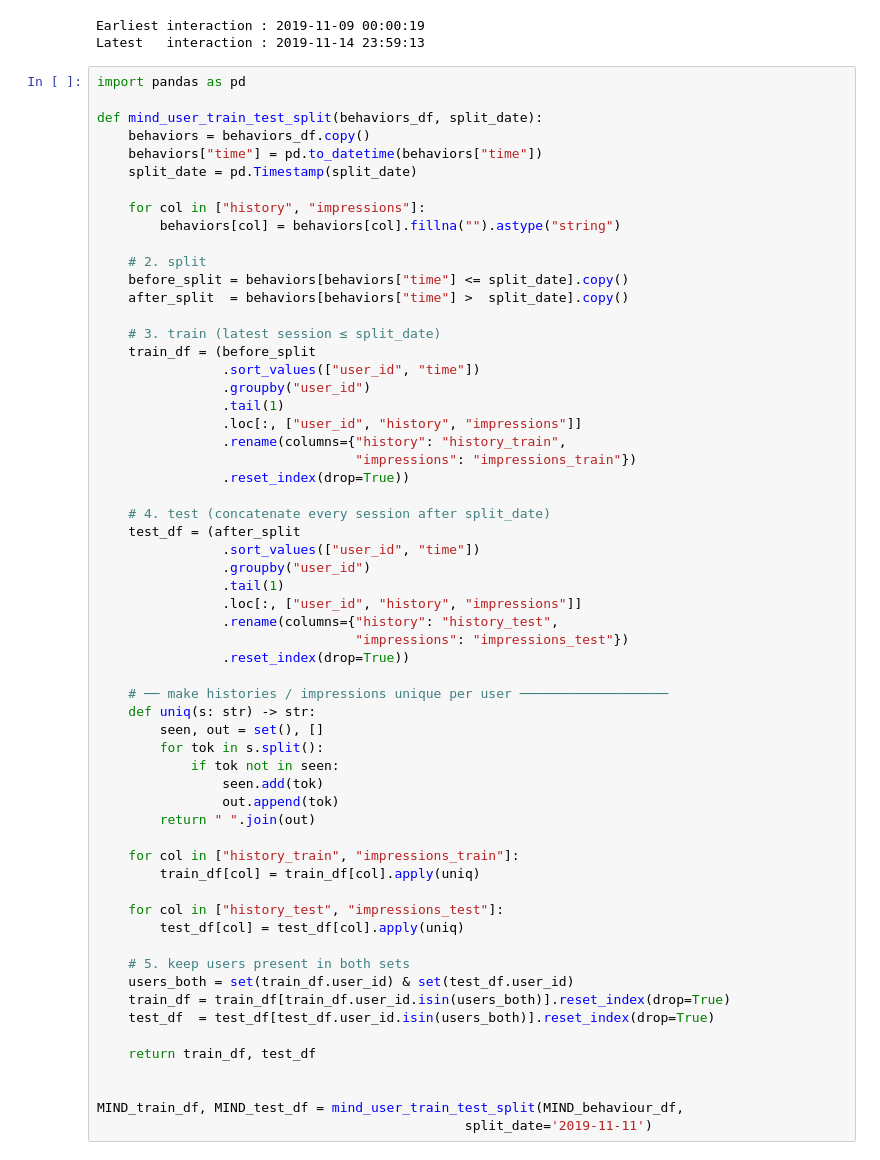
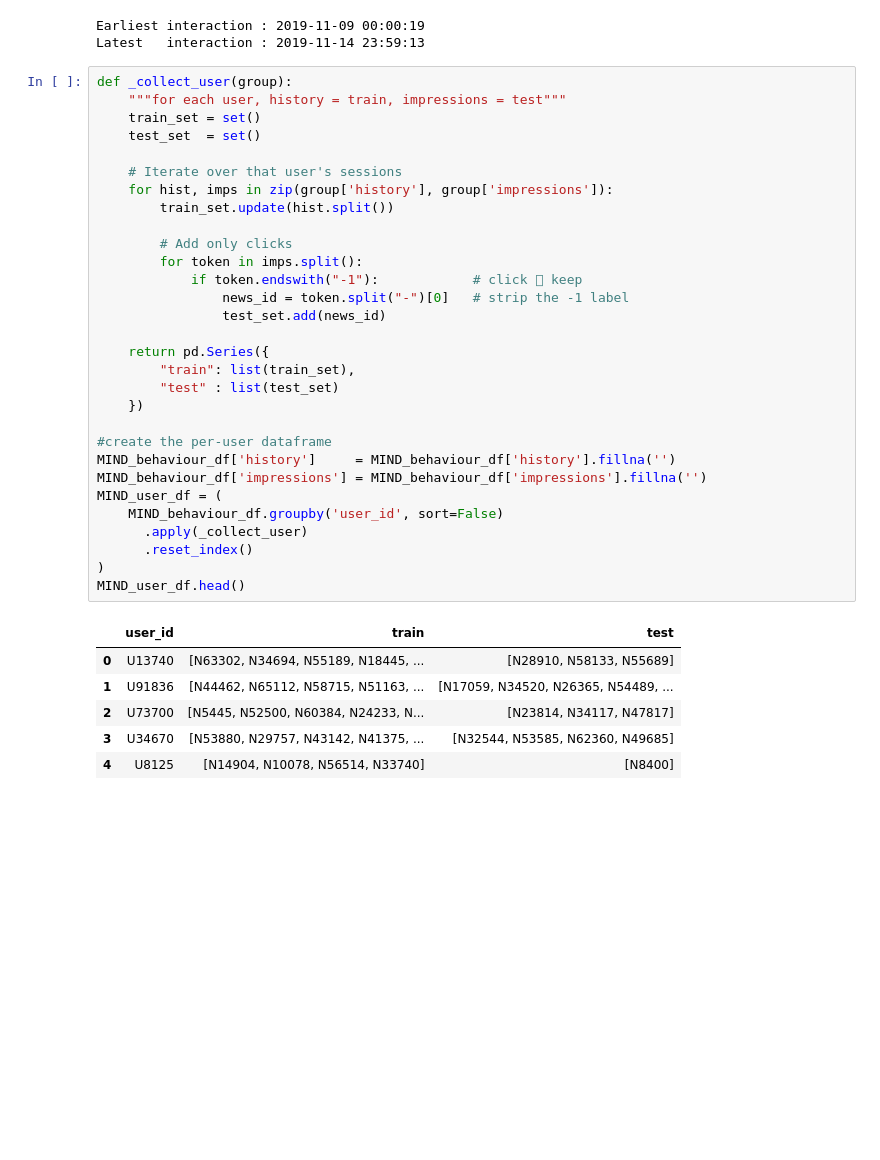
Before and after one commit to rayyyd/news_reccomender, a Jupyter notebook: ray/recommender.ipynb, the cells around one changed output. Drawn from its saved outputs; the diff is of its cells as text; blank space fills up the shorter version.

```diff
--- a/ray/recommender.ipynb
+++ b/ray/recommender.ipynb
@@ -599,62 +572,39 @@ print(f"Latest   interaction : {latest:%Y-%m-%d %H:%M:%S}")
 Earliest interaction : 2019-11-09 00:00:19
 Latest   interaction : 2019-11-14 23:59:13
 # %%
-import pandas as pd
+def _collect_user(group):
+    """for each user, history = train, impressions = test"""
+    train_set = set()
+    test_set  = set()
 
-def mind_user_train_test_split(behaviors_df, split_date):
-    behaviors = behaviors_df.copy()
-    behaviors["time"] = pd.to_datetime(behaviors["time"])
-    split_date = pd.Timestamp(split_date)
+    # Iterate over that user's sessions
+    for hist, imps in zip(group['history'], group['impressions']):
+        train_set.update(hist.split())
 
-    for col in ["history", "impressions"]:
-        behaviors[col] = behaviors[col].fillna("").astype("string")
+        # Add only clicks
+        for token in imps.split():
+            if token.endswith("-1"):            # click  keep
+                news_id = token.split("-")[0]   # strip the -1 label
+                test_set.add(news_id)
 
-    # 2. split
-    before_split = behaviors[behaviors["time"] <= split_date].copy()
-    after_split  = behaviors[behaviors["time"] >  split_date].copy()
+    return pd.Series({
+        "train": list(train_set),
+        "test" : list(test_set)
+    })
 
-    # 3. train (latest session ≤ split_date)
-    train_df = (before_split
-                .sort_values(["user_id", "time"])
-                .groupby("user_id")
-                .tail(1)
-                .loc[:, ["user_id", "history", "impressions"]]
-                .rename(columns={"history": "history_train",
-                                 "impressions": "impressions_train"})
-                .reset_index(drop=True))
-
-    # 4. test (concatenate every session after split_date)
-    test_df = (after_split
-                .sort_values(["user_id", "time"])
-                .groupby("user_id")
-                .tail(1)
-                .loc[:, ["user_id", "history", "impressions"]]
-                .rename(columns={"history": "history_test",
-                                 "impressions": "impressions_test"})
-                .reset_index(drop=True))
-
-    # ── make histories / impressions unique per user ───────────────────
-    def uniq(s: str) -> str:
-        seen, out = set(), []
-        for tok in s.split():
-            if tok not in seen:
-                seen.add(tok)
-                out.append(tok)
-        return " ".join(out)
-
-    for col in ["history_train", "impressions_train"]:
-        train_df[col] = train_df[col].apply(uniq)
-
-    for col in ["history_test", "impressions_test"]:
-        test_df[col] = test_df[col].apply(uniq)
-
-    # 5. keep users present in both sets
-    users_both = set(train_df.user_id) & set(test_df.user_id)
-    train_df = train_df[train_df.user_id.isin(users_both)].reset_index(drop=True)
-    test_df  = test_df[test_df.user_id.isin(users_both)].reset_index(drop=True)
-
-    return train_df, test_df
-
-
-MIND_train_df, MIND_test_df = mind_user_train_test_split(MIND_behaviour_df,
-                                               split_date='2019-11-11')
+#create the per‑user dataframe
+MIND_behaviour_df['history']     = MIND_behaviour_df['history'].fillna('')
+MIND_behaviour_df['impressions'] = MIND_behaviour_df['impressions'].fillna('')
+MIND_user_df = (
+    MIND_behaviour_df.groupby('user_id', sort=False)
+      .apply(_collect_user)
+      .reset_index()
+)
+MIND_user_df.head()
+# %% [output]
+|  | user_id | train | test |
+| 0 | U13740 | [N63302, N34694, N55189, N18445, ... | [N28910, N58133, N55689] |
+| 1 | U91836 | [N44462, N65112, N58715, N51163, ... | [N17059, N34520, N26365, N54489, ... |
+| 2 | U73700 | [N5445, N52500, N60384, N24233, N... | [N23814, N34117, N47817] |
+| 3 | U34670 | [N53880, N29757, N43142, N41375, ... | [N32544, N53585, N62360, N49685] |
+| 4 | U8125 | [N14904, N10078, N56514, N33740] | [N8400] |
```
Also changed, not shown: parts of 13 cells of this notebook.
